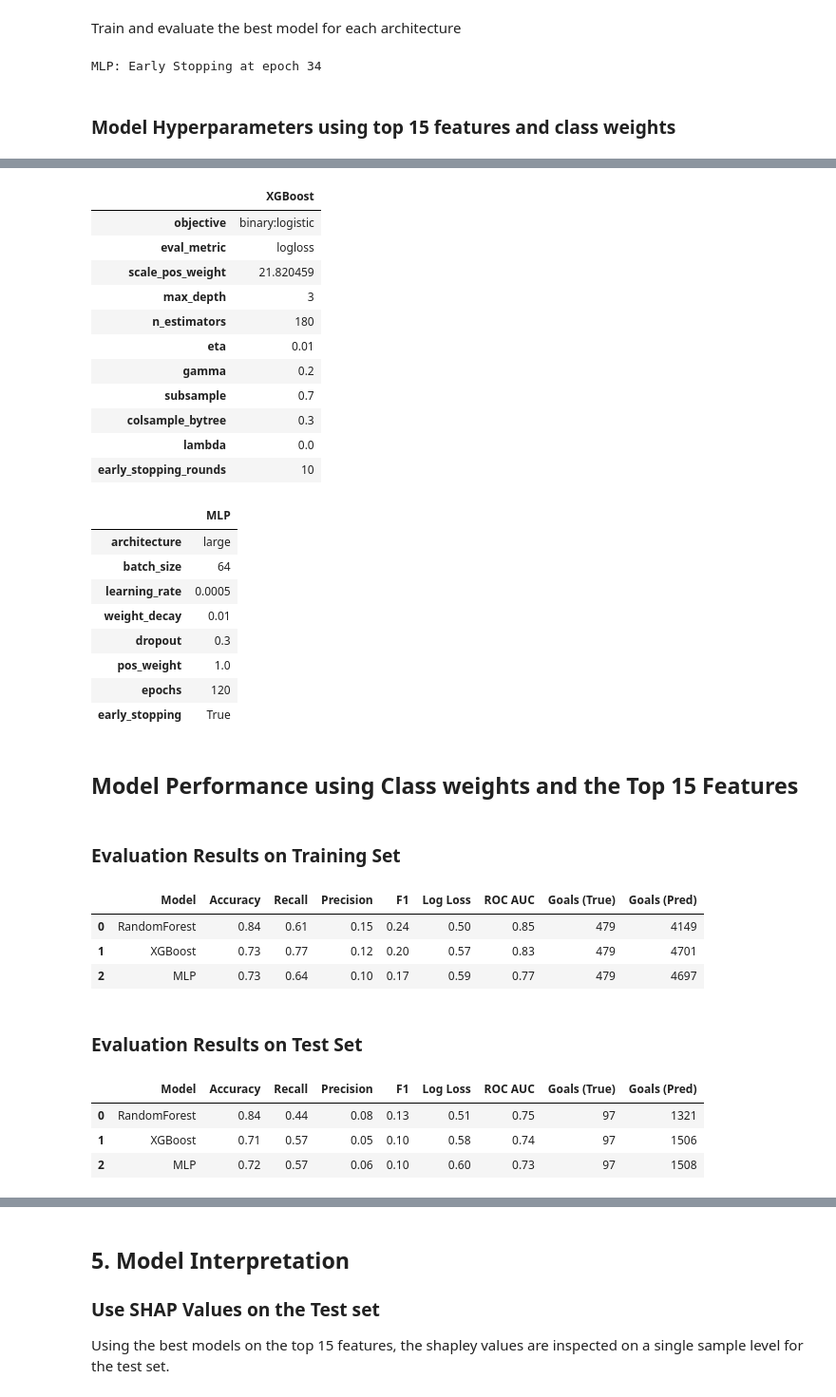
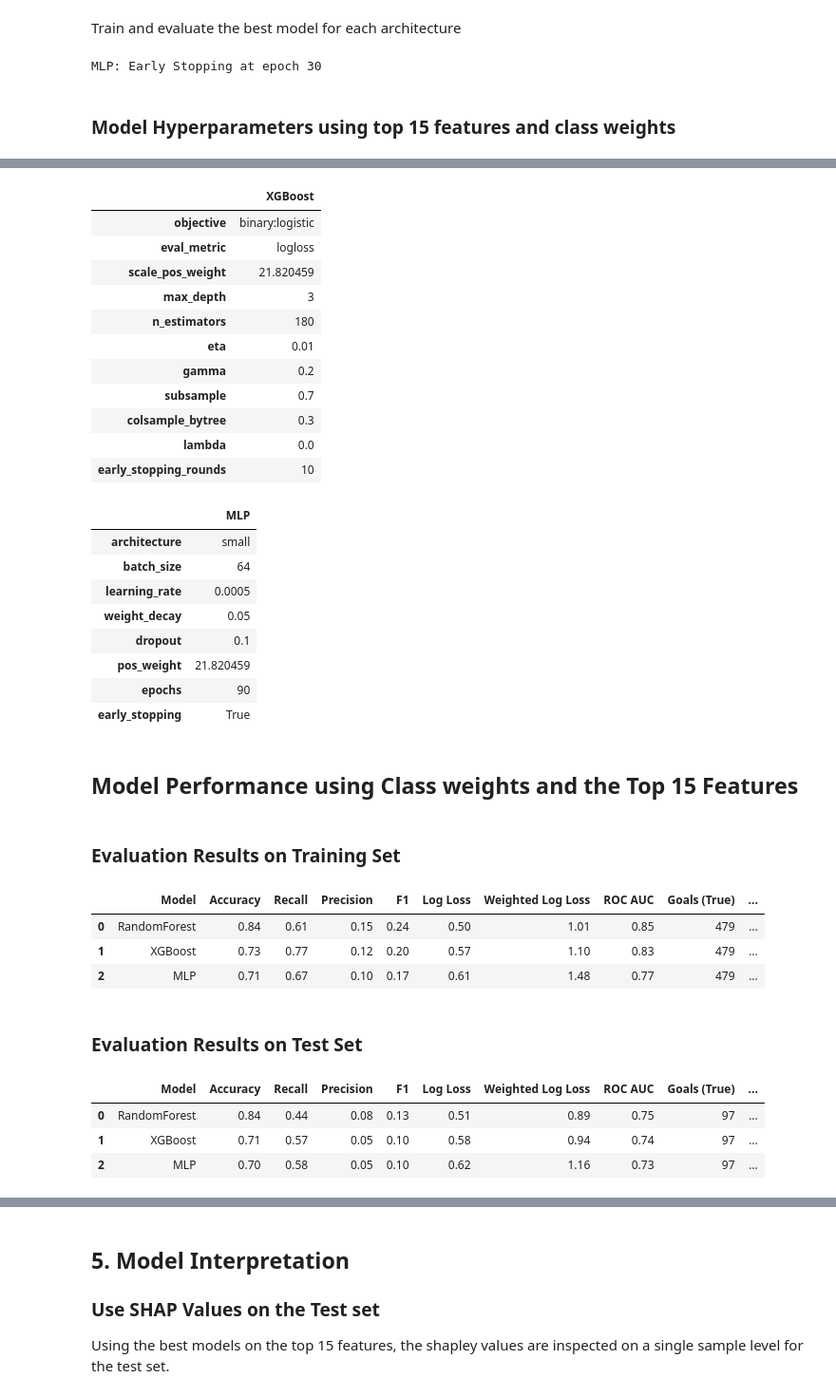
Before and after one commit to mayerdominik/master_thesis, a Jupyter notebook: model_training.ipynb, the cells around one changed output, grey strips where cells are left out. Shown at 95% size. Saved outputs shown, nothing was run; the diff lists cells and outputs as text; code cells hidden in the pictures.

```diff
--- a/model_training.ipynb
+++ b/model_training.ipynb
@@ -493,6 +556,7 @@ def evaluate_models_on_testset(models: dict, features, add_info={}):
         precision = round(precision_score(y_test, y_pred), 2)
         f1 = round(f1_score(y_test, y_pred), 2)
         logloss = round(log_loss(y_test, y_pred_prob), 2)
+        weighed_logloss = round(-weighed_bce_scorer(model, X_test[features], y_test),2)
         roc_auc = round(roc_auc_score(y_test, y_pred_prob), 2)
         true_goals = int(sum(y_test))
         predicted_goals = int(round(sum(y_pred_prob)))
@@ -504,6 +568,7 @@ def evaluate_models_on_testset(models: dict, features, add_info={}):
             'Precision': precision,
             'F1': f1,
             'Log Loss': logloss,
+            'Weighted Log Loss': weighed_logloss,
             'ROC AUC': roc_auc,
             'Goals (True)': true_goals,
             'Goals (Pred)': predicted_goals
@@ -518,6 +583,7 @@ def evaluate_models_on_testset(models: dict, features, add_info={}):
                 'Precision': add_info[key]['Precision'],
                 'F1': add_info[key]['F1'],
                 'Log Loss': add_info[key]['Log Loss'],
+                'Weighted Log Loss': add_info[key]['Weighted Log Loss'],
                 'ROC AUC': add_info[key]['ROC AUC'],
                 'Goals (True)': add_info[key]['Goals (True)'],
                 'Goals (Pred)': add_info[key]['Goals (Pred)']
@@ -547,6 +613,7 @@ def evaluate_models_on_trainingset(models: dict, features, add_info = {}):
         precision = round(precision_score(y_train, y_pred), 2)
         f1 = round(f1_score(y_train, y_pred), 2)
         logloss = round(log_loss(y_train, y_pred_prob), 2)
+        weighed_logloss = round(-weighed_bce_scorer(model, X_train[features], y_train),2)
         roc_auc = round(roc_auc_score(y_train, y_pred_prob), 2)
         true_goals = int(sum(y_train))
         predicted_goals = int(round(sum(y_pred_prob)))
@@ -558,6 +625,7 @@ def evaluate_models_on_trainingset(models: dict, features, add_info = {}):
             'Precision': precision,
             'F1': f1,
             'Log Loss': logloss,
+            'Weighted Log Loss': weighed_logloss,
             'ROC AUC': roc_auc,
             'Goals (True)': true_goals,
             'Goals (Pred)': predicted_goals
@@ -572,6 +640,7 @@ def evaluate_models_on_trainingset(models: dict, features, add_info = {}):
                 'Precision': add_info[key]['Precision'],
                 'F1': add_info[key]['F1'],
                 'Log Loss': add_info[key]['Log Loss'],
+                'Weighted Log Loss': add_info[key]['Weighted Log Loss'],
                 'ROC AUC': add_info[key]['ROC AUC'],
                 'Goals (True)': add_info[key]['Goals (True)'],
                 'Goals (Pred)': add_info[key]['Goals (Pred)']
@@ -1483,6 +1487,7 @@ def train_and_evaluate_model(X_train_nn, y_train, X_val_nn, y_val, X_test_nn, y_
         'Precision': round(precision_score(y_test, y_test_pred), 2),
         'F1': round(f1_score(y_test, y_test_pred), 2),
         'Log Loss': round(log_loss(y_test, y_test_pred_prob.numpy()), 2),
+        'Weighted Log Loss': round(-weighed_bce_scorer_probas(y_test_pred_prob,y_test_tensor),2),
         'ROC AUC': round(roc_auc_score(y_test, y_test_pred_prob.numpy()), 2),
         'Goals (True)': int(sum(y_test)),
         'Goals (Pred)': int(round(sum(y_test_pred_prob.numpy())))
@@ -1496,6 +1501,7 @@ def train_and_evaluate_model(X_train_nn, y_train, X_val_nn, y_val, X_test_nn, y_
         'Precision': round(precision_score(y_train, y_train_pred), 2),
         'F1': round(f1_score(y_train, y_train_pred), 2),
         'Log Loss': round(log_loss(y_train, y_train_pred_prob.numpy()), 2),
+        'Weighted Log Loss': round(-weighed_bce_scorer_probas(y_train_pred_prob,y_train_tensor),2),
         'ROC AUC': round(roc_auc_score(y_train, y_train_pred_prob.numpy()), 2),
         'Goals (True)': int(sum(y_train)),
         'Goals (Pred)': int(round(sum(y_train_pred_prob.numpy())))
@@ -1718,7 +1724,7 @@ best_xgb_params_top15 = randomized_search_cv_xgboost(
 best_nn_params_top15 = randomized_search_cv_nn(
     X_train=X_train_cv_top15,
     y_train=y_train_cv,
-    scorer=bce_scorer_probas,
+    scorer=weighed_bce_scorer_probas,
     n_folds=5,
     n_iter=40,
     random_state=random_state
@@ -1769,7 +1775,7 @@ train_result, test_result, mlp_clf_top15, mlp_scaler_top15 = train_and_evaluate_
         X_test_nn=X_test_top15,
         y_test=y_test,
         model_name = "MLP",
-        params = params,
+        params = best_nn_params_top15,
         input_size = len(X_test_top15.columns),
         plotting=False)
 
@@ -1783,50 +1789,50 @@ display(Markdown('## Model Performance using Class weights and the Top 15 Featur
 evaluate_models_on_trainingset({"RandomForest": rf_clf_top15, "XGBoost":xgb_clf_top15}, top_15_features, add_info={"MLP": train_result})
 evaluate_models_on_testset({"RandomForest": rf_clf_top15, "XGBoost":xgb_clf_top15}, top_15_features, add_info={"MLP": test_result})
 # %% [output]
-MLP: Early Stopping at epoch 34
+MLP: Early Stopping at epoch 30
 ### Model Hyperparameters using top 15 features and class weights
 |  | Random Forest |
 | bootstrap | True |
 | class_weight | balanced |
 | criterion | entropy |
 | max_depth | 6 |
 | max_features | sqrt |
 | max_samples | 0.7 |
 | min_samples_leaf | 2 |
 | min_samples_split | 3 |
 | n_estimators | 186 |
 |  | XGBoost |
 | objective | binary:logistic |
 | eval_metric | logloss |
 | scale_pos_weight | 21.820459 |
 | max_depth | 3 |
 | n_estimators | 180 |
 | eta | 0.01 |
 | gamma | 0.2 |
 | subsample | 0.7 |
 | colsample_bytree | 0.3 |
 | lambda | 0.0 |
 | early_stopping_rounds | 10 |
 |  | MLP |
-| architecture | large |
+| architecture | small |
 | batch_size | 64 |
 | learning_rate | 0.0005 |
-| weight_decay | 0.01 |
-| dropout | 0.3 |
-| pos_weight | 1.0 |
-| epochs | 120 |
+| weight_decay | 0.05 |
+| dropout | 0.1 |
+| pos_weight | 21.820459 |
+| epochs | 90 |
 | early_stopping | True |
 ## Model Performance using Class weights and the Top 15 Features
 ### Evaluation Results on Training Set
-|  | Model | Accuracy | Recall | Precision | F1 | Log Loss | ROC AUC | Goals (True) | Goals (Pred) |
-| 0 | RandomForest | 0.84 | 0.61 | 0.15 | 0.24 | 0.50 | 0.85 | 479 | 4149 |
-| 1 | XGBoost | 0.73 | 0.77 | 0.12 | 0.20 | 0.57 | 0.83 | 479 | 4701 |
-| 2 | MLP | 0.73 | 0.64 | 0.10 | 0.17 | 0.59 | 0.77 | 479 | 4697 |
+|  | Model | Accuracy | Recall | Precision | F1 | Log Loss | Weighted Log Loss | ROC AUC | Goals (True) | ... |
+| 0 | RandomForest | 0.84 | 0.61 | 0.15 | 0.24 | 0.50 | 1.01 | 0.85 | 479 | ... |
+| 1 | XGBoost | 0.73 | 0.77 | 0.12 | 0.20 | 0.57 | 1.10 | 0.83 | 479 | ... |
+| 2 | MLP | 0.71 | 0.67 | 0.10 | 0.17 | 0.61 | 1.48 | 0.77 | 479 | ... |
 ### Evaluation Results on Test Set
-|  | Model | Accuracy | Recall | Precision | F1 | Log Loss | ROC AUC | Goals (True) | Goals (Pred) |
-| 0 | RandomForest | 0.84 | 0.44 | 0.08 | 0.13 | 0.51 | 0.75 | 97 | 1321 |
-| 1 | XGBoost | 0.71 | 0.57 | 0.05 | 0.10 | 0.58 | 0.74 | 97 | 1506 |
-| 2 | MLP | 0.72 | 0.57 | 0.06 | 0.10 | 0.60 | 0.73 | 97 | 1508 |
+|  | Model | Accuracy | Recall | Precision | F1 | Log Loss | Weighted Log Loss | ROC AUC | Goals (True) | ... |
+| 0 | RandomForest | 0.84 | 0.44 | 0.08 | 0.13 | 0.51 | 0.89 | 0.75 | 97 | ... |
+| 1 | XGBoost | 0.71 | 0.57 | 0.05 | 0.10 | 0.58 | 0.94 | 0.74 | 97 | ... |
+| 2 | MLP | 0.70 | 0.58 | 0.05 | 0.10 | 0.62 | 1.16 | 0.73 | 97 | ... |
 # %% [markdown]
 #### Interpretation
 
```
Also changed, not shown: parts of 12 cells of this notebook, 3 other files.
